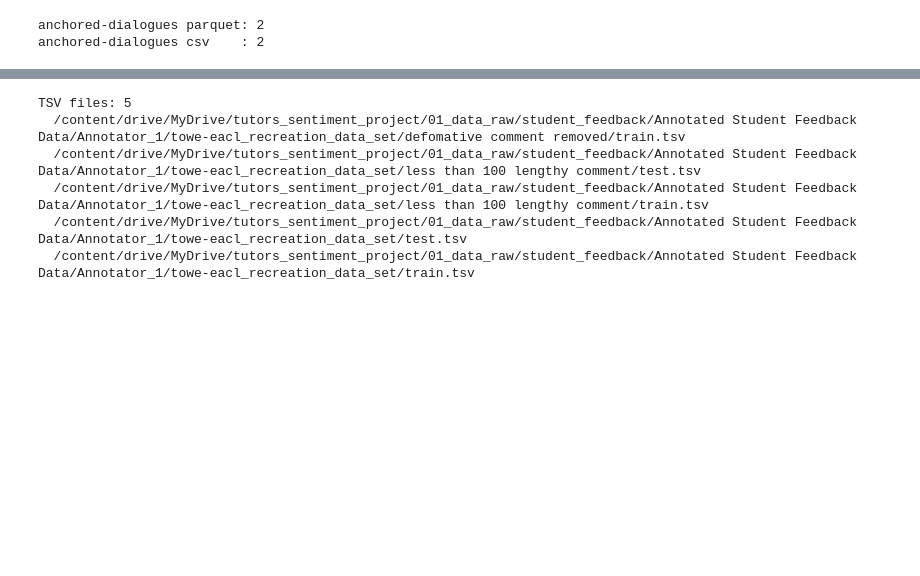
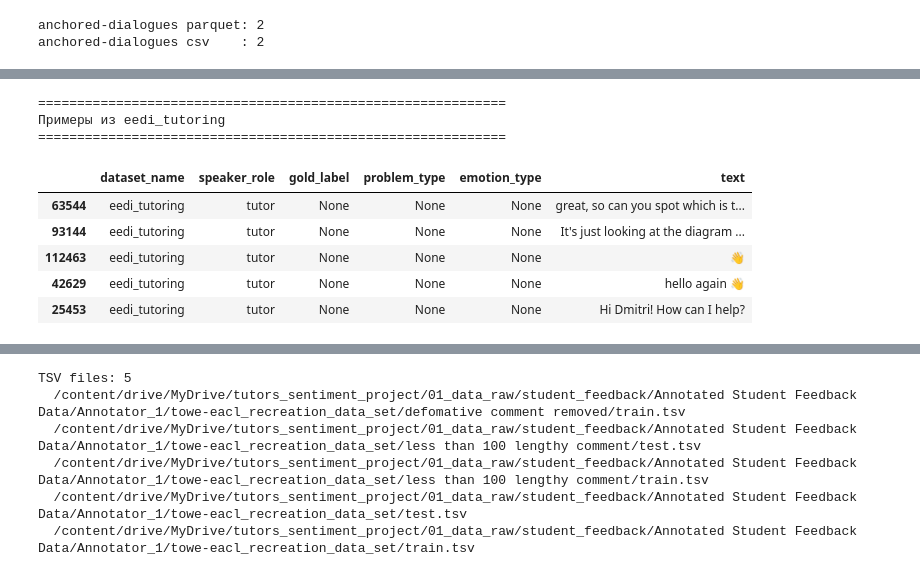
Before and after one commit to DenisBoytsov41/tutors-sentiment-coursework, a Jupyter notebook: notebooks/02_extract_domain_texts.ipynb, the cells around one changed output, grey strips where cells are left out. Cells and saved outputs as stored; diff of their text form; code cells hidden in the pictures; blank space fills up the shorter version.

```diff
--- a/notebooks/02_extract_domain_texts.ipynb
+++ b/notebooks/02_extract_domain_texts.ipynb
@@ -256,8 +340,9 @@ for file_path in candidate_files:
     for idx, row in df.iterrows():
         role_value = row.get(role_col) if role_col else None
 
-        if role_col == "IsTutor":
-            speaker_role = "tutor" if str(role_value).lower() in ["1", "true", "yes"] else "student"
+        if role_col and str(role_col).lower() == "istutor":
+            normalized_role = str(role_value).strip().lower()
+            speaker_role = "tutor" if normalized_role in ["1", "1.0", "true", "yes"] else "student"
         else:
             speaker_role = role_value
 
@@ -318,3 +417,15 @@ eedi_role_summary
+# %%
+show_random_examples(eedi_df, "eedi_tutoring")
+# %% [output]
+============================================================
+Примеры из eedi_tutoring
+============================================================
+|  | dataset_name | speaker_role | gold_label | problem_type | emotion_type | text |
+| 63544 | eedi_tutoring | tutor | None | None | None | great, so can you spot which is t... |
+| 93144 | eedi_tutoring | tutor | None | None | None | It's just looking at the diagram ... |
+| 112463 | eedi_tutoring | tutor | None | None | None | 👋 |
+| 42629 | eedi_tutoring | tutor | None | None | None | hello again 👋 |
+| 25453 | eedi_tutoring | tutor | None | None | None | Hi Dmitri! How can I help? |
 # %%
 #извлечение из ESConv
 
```
Also changed, not shown: parts of 22 cells of this notebook.
